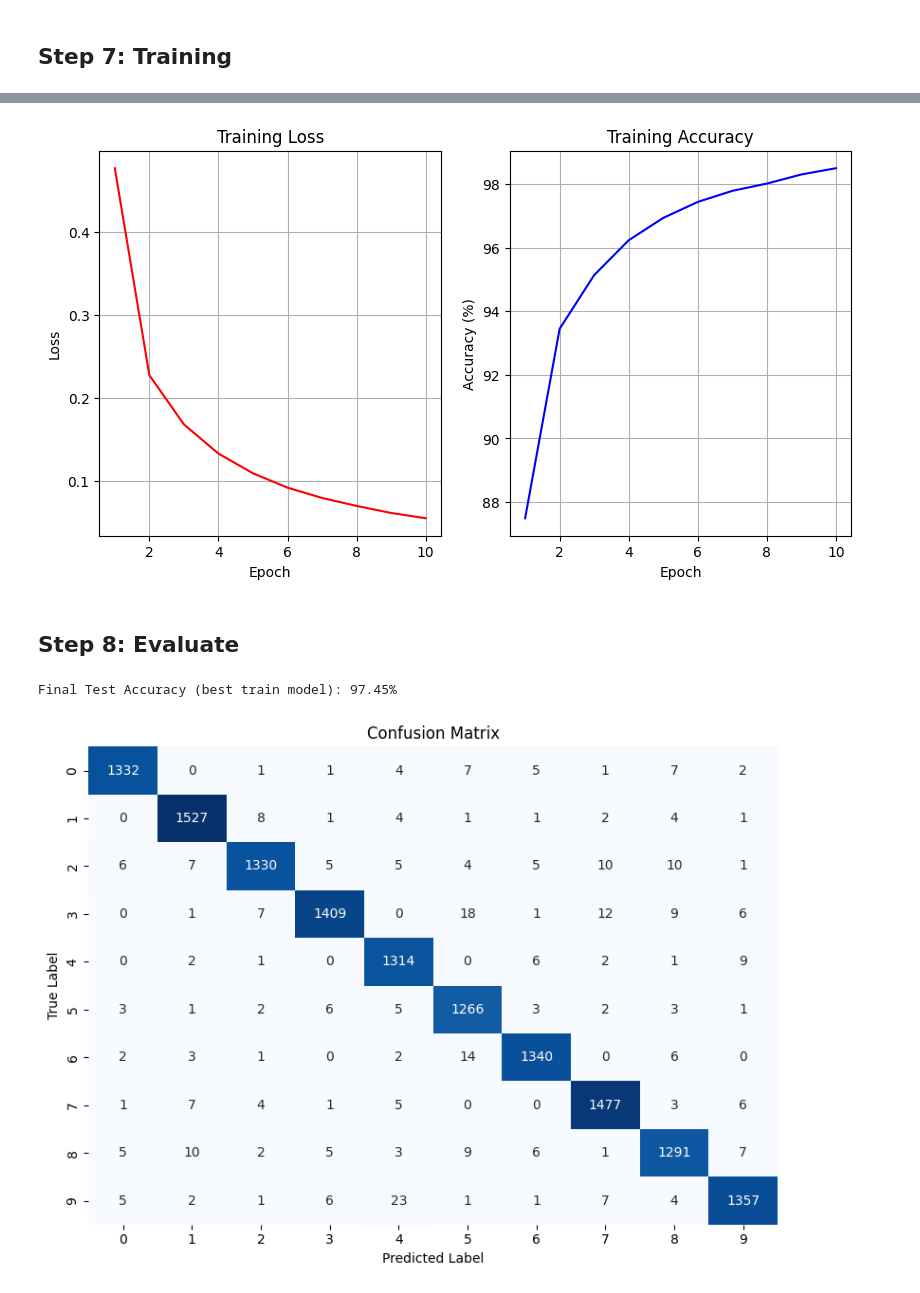
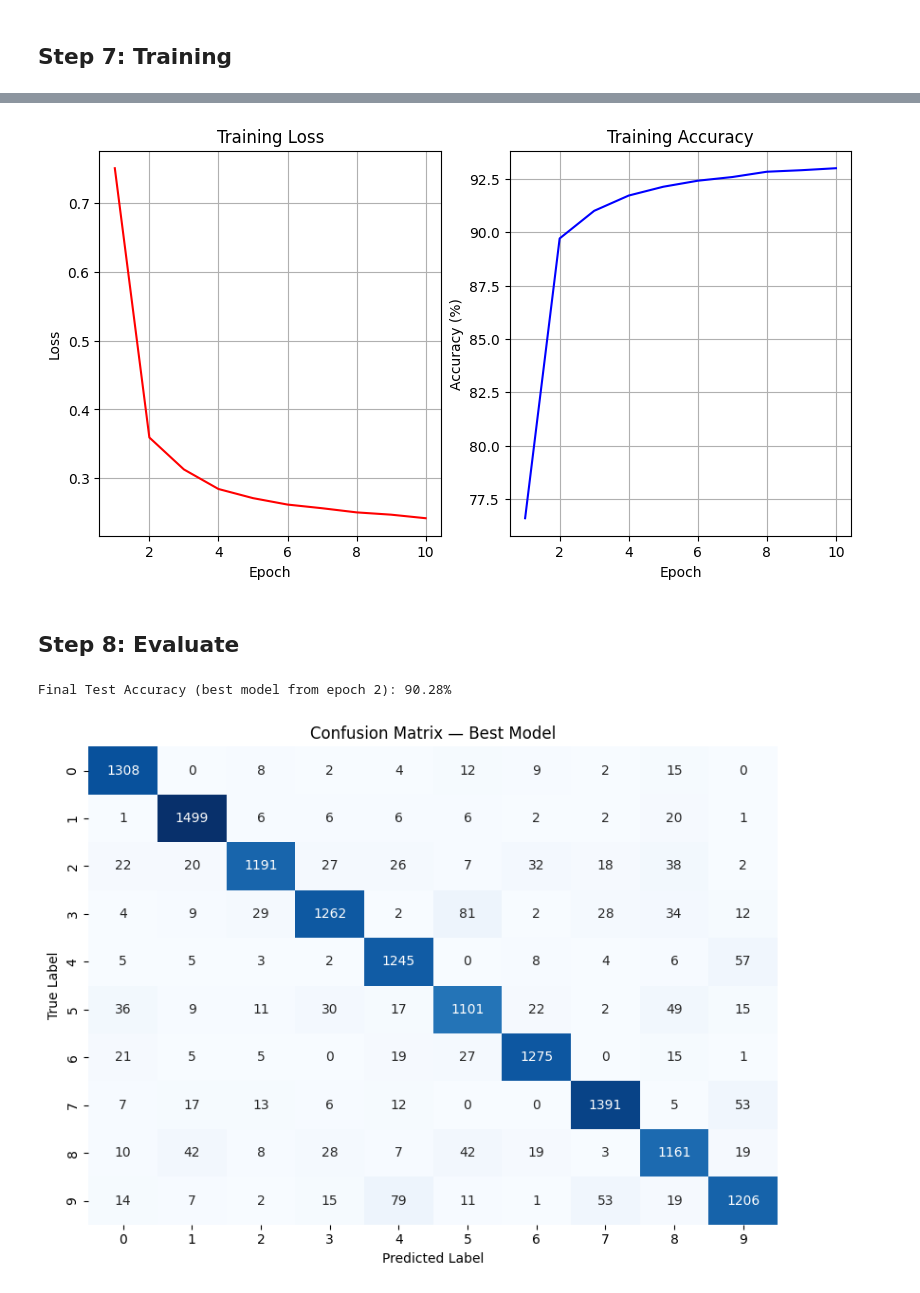
Before and after one commit to Schwartz1901/math_foundation_assignment_mlp_d2l, a Jupyter notebook: MLP_1_hidden_layer_to_classify_MNIST.ipynb, the cells around one changed output, grey strips where cells are left out. Saved outputs shown, nothing was run; the diff lists cells and outputs as text; code cells hidden in the pictures.

```diff
--- a/MLP_1_hidden_layer_to_classify_MNIST.ipynb
+++ b/MLP_1_hidden_layer_to_classify_MNIST.ipynb
@@ -102,11 +105,10 @@ def backward(X, Y, Z1, A1, Z2, A2, W1, W2):
 ## Step 7: Training
 # %%
 input_size = 784
-hidden_size = 1024
+hidden_size = 8
 output_size = 10
 
-layer_sizes = [784, 128, 64, 10]
-weights = init_layers(layer_sizes)
+W1, b1, W2, b2 = init_weights(input_size, hidden_size, output_size)
 
 lr = 0.1
 epochs = 10
@@ -160,4 +162,17 @@ for epoch in range(epochs):
     accuracy_history.append(np.mean(epoch_accuracies))
 
     print(f"Epoch {epoch+1} — Loss: {loss_history[-1]:.4f} — Train Acc: {accuracy_history[-1]*100:.2f}%")
+    print(f"""Updated Weights:
+  - W1 (first 2x2):
+  {W1[:hidden_size, :hidden_size]}
+
+  - b1 (first 2):
+  {b1[:hidden_size]}
+
+  - W2 (second 2x2):
+  {W2[:hidden_size, :hidden_size]}
+
+  - b2 (second 2):
+  {b2[:hidden_size]}
+  """)
 # %% [output]
@@ -194,34 +216,35 @@ plt.xlabel("Epoch")
 plt.ylabel("Accuracy (%)")
 plt.grid(True)
 # %% [output]
-[figure, old version]
+[figure, new version]
 # %% [markdown]
 ## Step 8: Evaluate
 # %%
 from sklearn.metrics import confusion_matrix
 import seaborn as sns
-_, _, _, A2_test = forward(X_test, W1, b1, W2, b2)
+# Unpack the best weights
+W1_best, b1_best, W2_best, b2_best = best_weights
+
+# Forward pass on test set
+_, _, _, A2_test = forward(X_test, W1_best, b1_best, W2_best, b2_best)
 y_pred = np.argmax(A2_test, axis=1)
 y_true = np.argmax(Y_test, axis=1)
 
-# Compute accuracy
+# Accuracy and confusion matrix
 final_test_acc = np.mean(y_pred == y_true)
-print(f"Final Test Accuracy (best train model): {final_test_acc * 100:.2f}%")
+print(f"\nFinal Test Accuracy (best model from epoch {best_epoch}): {final_test_acc * 100:.2f}%")
 
-# Compute confusion matrix
 cm = confusion_matrix(y_true, y_pred)
-
-# Plot confusion matrix
 plt.figure(figsize=(8, 6))
 sns.heatmap(cm, annot=True, fmt='d', cmap='Blues', cbar=False)
 plt.xlabel("Predicted Label")
 plt.ylabel("True Label")
-plt.title("Confusion Matrix")
+plt.title("Confusion Matrix — Best Model")
 plt.tight_layout()
 plt.show()
 # %% [output]
-Final Test Accuracy (best train model): 97.45%
+Final Test Accuracy (best model from epoch 2): 90.28%
-[figure, old version]
+[figure, new version]
 # %%
 correct_indices = np.where(y_pred == y_true)[0]
 incorrect_indices = np.where(y_pred != y_true)[0]
```
Also changed, not shown: parts of 3 cells of this notebook, 3 other files.
